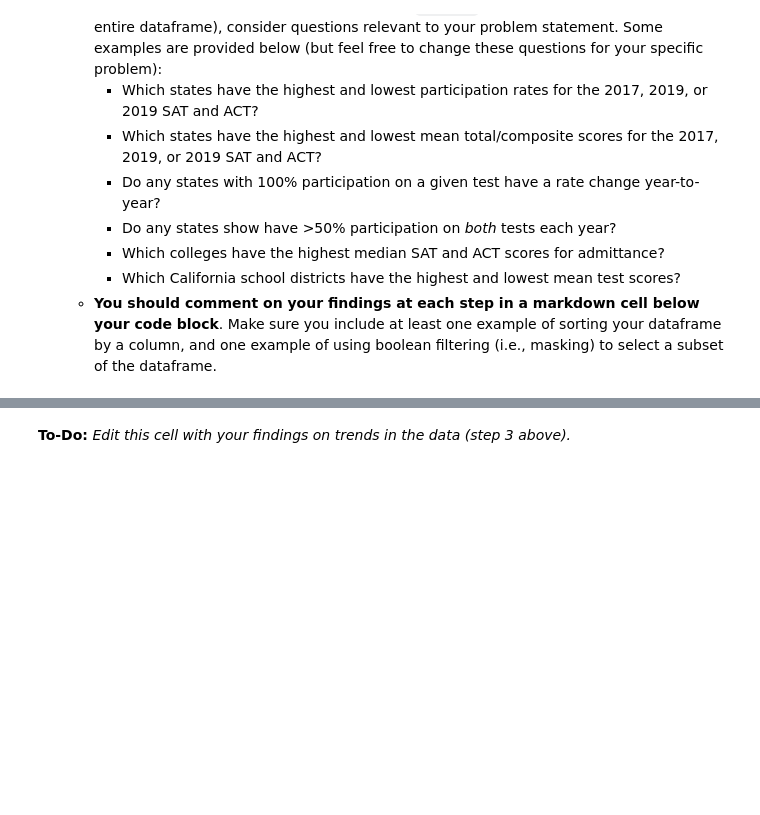
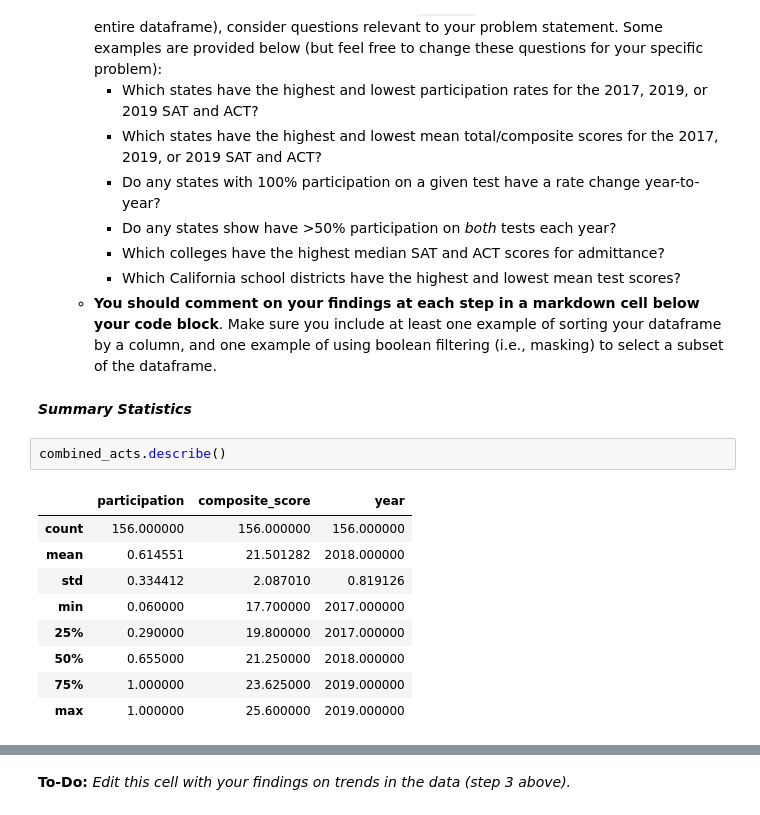
Before and after one commit to Avanyali/GA_SAT_ACT_Analysis, a Jupyter notebook: code/starter-code.ipynb, the cells around one changed output, grey strips where cells are left out. Drawn from its saved outputs; the diff is of its cells as text; blank space fills up the shorter version.

```diff
--- a/code/starter-code.ipynb
+++ b/code/starter-code.ipynb
@@ -445,3 +478,17 @@ Complete the following steps to explore your data. You are welcome to do more ED
         - Which colleges have the highest median SAT and ACT scores for admittance?
         - Which California school districts have the highest and lowest mean test scores?
     - **You should comment on your findings at each step in a markdown cell below your code block**. Make sure you include at least one example of sorting your dataframe by a column, and one example of using boolean filtering (i.e., masking) to select a subset of the dataframe.
+# %% [markdown]
+***Summary Statistics***
+# %%
+combined_acts.describe()
+# %% [output]
+|  | participation | composite_score | year |
+| count | 156.000000 | 156.000000 | 156.000000 |
+| mean | 0.614551 | 21.501282 | 2018.000000 |
+| std | 0.334412 | 2.087010 | 0.819126 |
+| min | 0.060000 | 17.700000 | 2017.000000 |
+| 25% | 0.290000 | 19.800000 | 2017.000000 |
+| 50% | 0.655000 | 21.250000 | 2018.000000 |
+| 75% | 1.000000 | 23.625000 | 2019.000000 |
+| max | 1.000000 | 25.600000 | 2019.000000 |
```
Also changed, not shown: parts of 18 cells of this notebook, 3 other files.
